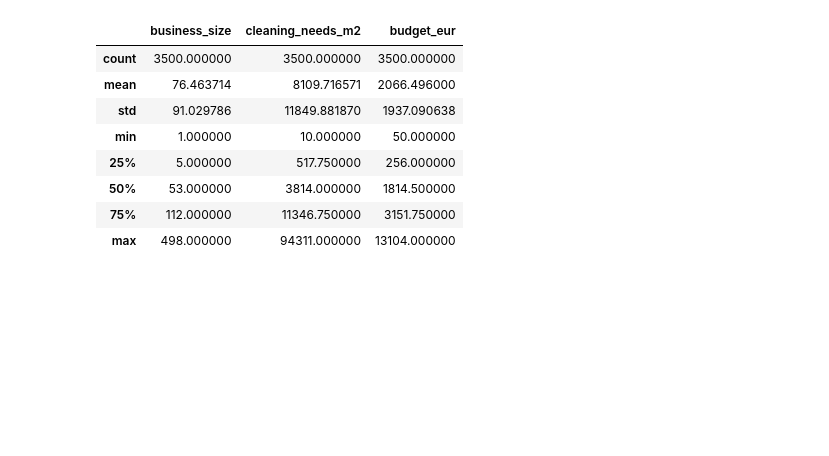
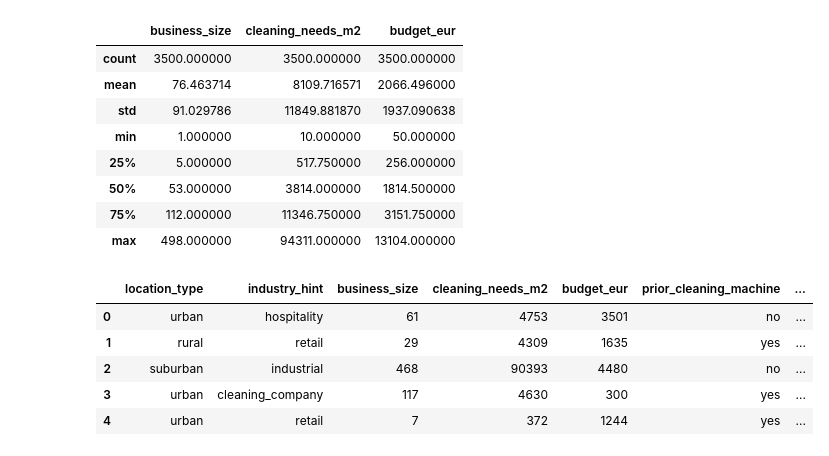
Before and after one commit to teodo24/Final_Project, a Jupyter notebook: src/Scrubber.ipynb, the cells around one changed output. Cells and saved outputs as stored; diff of their text form; code cells hidden in the pictures; blank space fills up the shorter version.

```diff
--- a/src/Scrubber.ipynb
+++ b/src/Scrubber.ipynb
@@ -50,3 +79,12 @@ df.describe()
+# %%
+df.head()
+# %% [output]
+|  | location_type | industry_hint | business_size | cleaning_needs_m2 | budget_eur | prior_cleaning_machine | ... |
+| 0 | urban | hospitality | 61 | 4753 | 3501 | no | ... |
+| 1 | rural | retail | 29 | 4309 | 1635 | yes | ... |
+| 2 | suburban | industrial | 468 | 90393 | 4480 | no | ... |
+| 3 | urban | cleaning_company | 117 | 4630 | 300 | yes | ... |
+| 4 | urban | retail | 7 | 372 | 1244 | yes | ... |
 # %%
 numeric_cols= df.select_dtypes(include=np.number).columns
 
```
Also changed, not shown: parts of 8 cells of this notebook.
